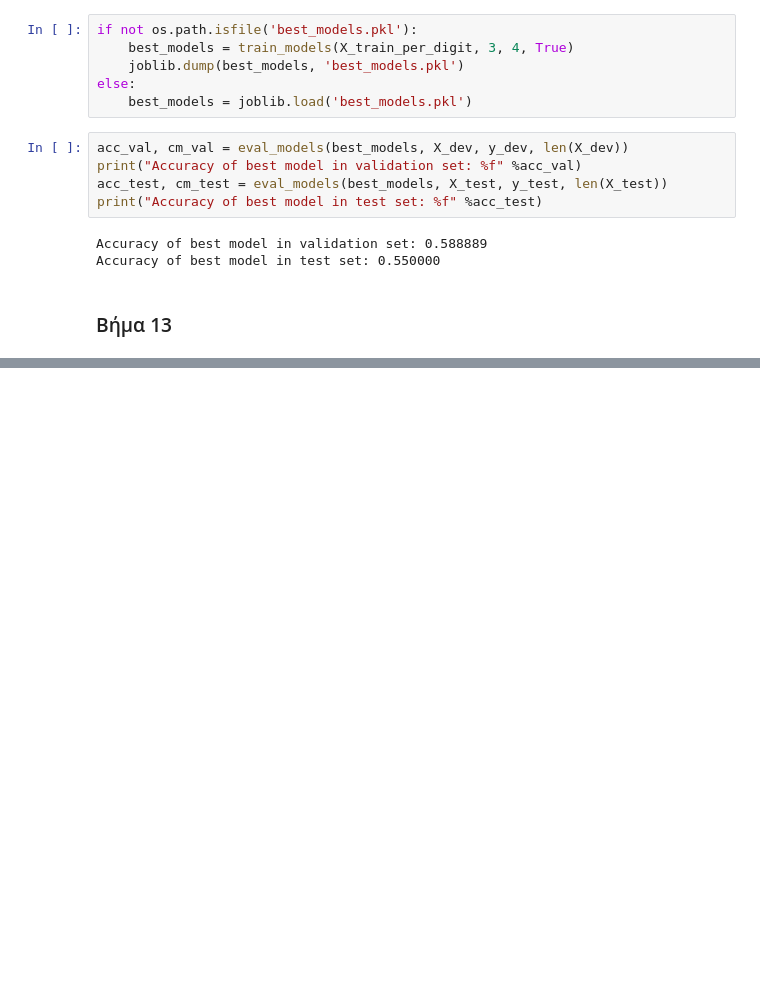
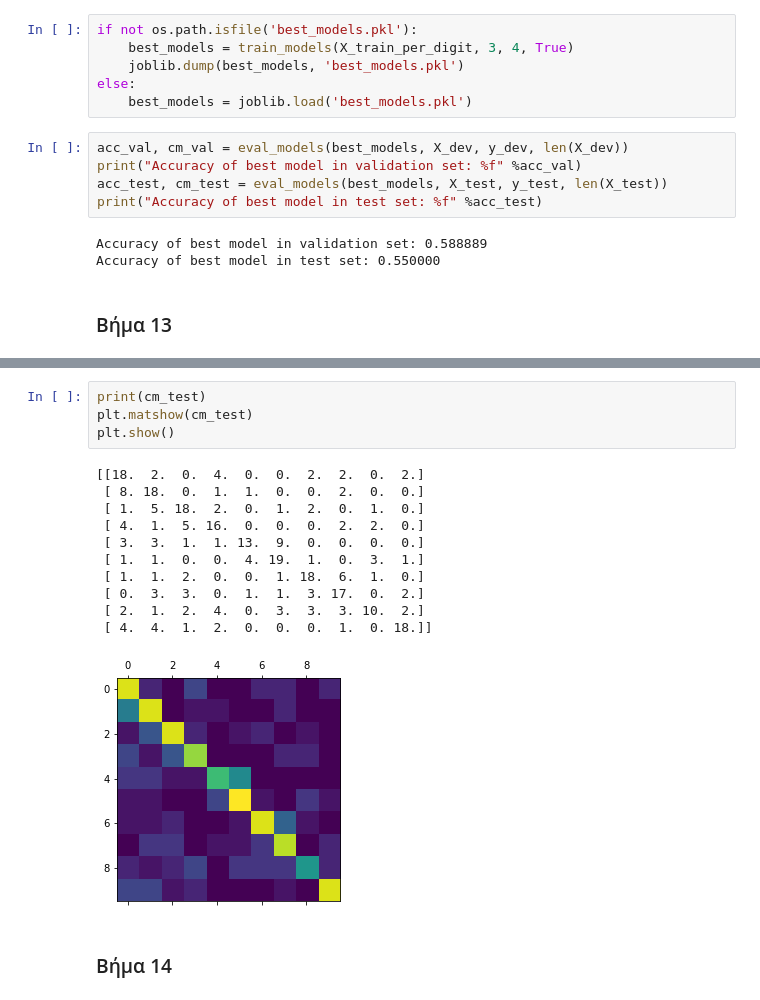
Before and after one commit to JasonChatzitheodorou/PatRec, a Jupyter notebook: Lab2/PatRec_Lab2.ipynb, the cells around one changed output, grey strips where cells are left out. Drawn from its saved outputs; the diff is of its cells as text; blank space fills up the shorter version.

```diff
--- a/Lab2/PatRec_Lab2.ipynb
+++ b/Lab2/PatRec_Lab2.ipynb
@@ -459,0 +477,18 @@ Accuracy of best model in test set: 0.550000
+# %%
+print(cm_test)
+plt.matshow(cm_test)
+plt.show()
+# %% [output]
+[[18.  2.  0.  4.  0.  0.  2.  2.  0.  2.]
+ [ 8. 18.  0.  1.  1.  0.  0.  2.  0.  0.]
+ [ 1.  5. 18.  2.  0.  1.  2.  0.  1.  0.]
+ [ 4.  1.  5. 16.  0.  0.  0.  2.  2.  0.]
+ [ 3.  3.  1.  1. 13.  9.  0.  0.  0.  0.]
+ [ 1.  1.  0.  0.  4. 19.  1.  0.  3.  1.]
+ [ 1.  1.  2.  0.  0.  1. 18.  6.  1.  0.]
+ [ 0.  3.  3.  0.  1.  1.  3. 17.  0.  2.]
+ [ 2.  1.  2.  4.  0.  3.  3.  3. 10.  2.]
+ [ 4.  4.  1.  2.  0.  0.  0.  1.  0. 18.]]
+[figure, added]
+# %% [markdown]
+### Βήμα 14
```
Also changed, not shown: parts of 6 cells of this notebook.
